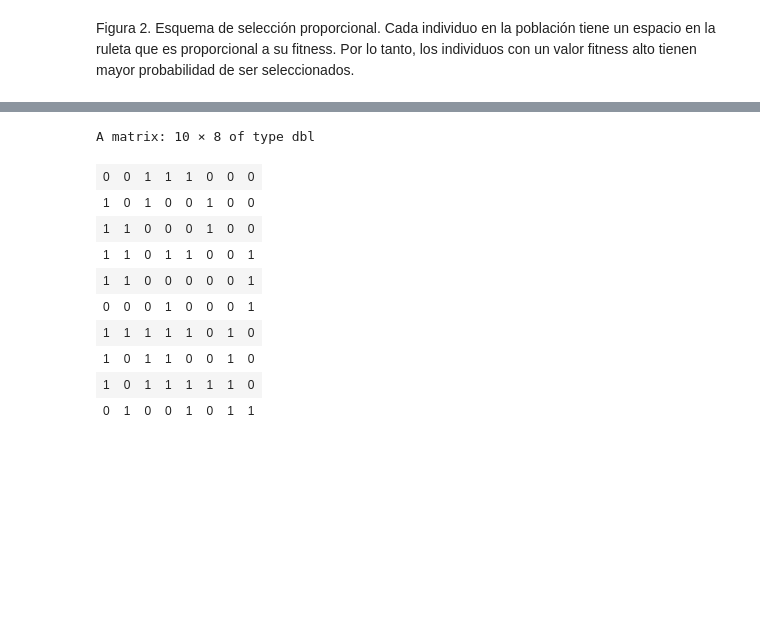
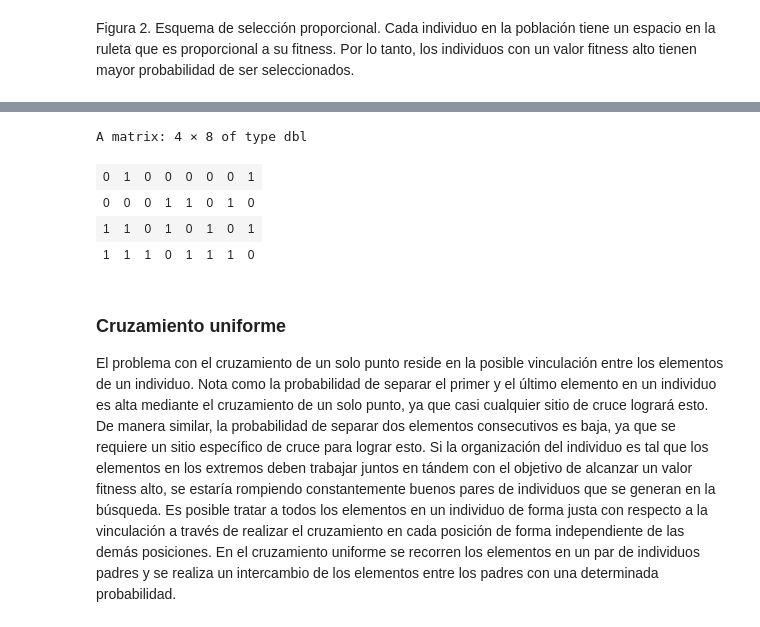
Before and after one commit to JuanM-GG/modelos-tesis, a Jupyter notebook: algoritmos_geneticos.ipynb, the cells around one changed output, grey strips where cells are left out. Saved outputs shown, nothing was run; the diff lists cells and outputs as text; code cells hidden in the pictures; blank space fills up the shorter version.

```diff
--- a/algoritmos_geneticos.ipynb
+++ b/algoritmos_geneticos.ipynb
@@ -324,39 +351,35 @@ A matrix: 10 × 8 of type dbl
 # %%
-cruzamiento_un_punto = function(pop, pc) {
-
-    hijos = matrix(nrow = nrow(pop), ncol = ncol(pop))
-
-    for (i in 1:(nrow(pop)/2)) {
-
+cruzamiento_un_punto = function(pop, pc, N, bits) {
+    # matriz para guardar a los hijos generados
+    hijos = matrix(nrow = N, ncol = bits)
+    # iterar por N/2 número de veces para tomar pares de padres y generar pares de hijos
+    for (i in 1:(N/2)) {
+        # selecciona dos padres en la población
         p1 = pop[2*i-1, ]
         p2 = pop[2*i, ]
-
+        # determinar si se lleva o no el cruce de los padres seleccionados de manera aleatoria
         rand = runif(1,0,1)
-
         if (rand < pc) {
-
-            cp = sample(2:(ncol(pop)-1), 1)
-
-            p11 = p1[1:cp]
-            p12 = p1[(cp+1):ncol(pop)]
-            p21 = p2[1:cp]
-            p22 = p2[(cp+1):ncol(pop)]
-
+            # seleccionar el sitio de cruce de manera aleatoria
+            sc = sample(2:(bits-1), 1)
+            # obtener las partes de los padres que serán intercambiadas
+            p11 = p1[1:sc]
+            p12 = p1[(sc+1):bits]
+            p21 = p2[1:sc]
+            p22 = p2[(sc+1):bits]
+            # generar dos indiviuos hijos con las partes de los padres
             c1 = c(p11,p22)
             c2 = c(p21,p12)
-
+            # insertar los dos hijos generados en la población de hijos
             hijos[2*i-1, ] = c1
             hijos[2*i, ] = c2
         }
-
         else {
-
+            # si no se realiza el cruzamiento introducir los padres a la población de hijos sin modificación
             hijos[2*i-1, ] = p1
             hijos[2*i, ] = p2
         }
-
-
     }
-
+    # regresar a la población de hijos
     return(hijos)
 }
@@ -363,16 +406,15 @@ cruzamiento_un_punto = function(pop, pc) {
 # %%
 pc = 0.8
-cruzamiento_un_punto(pop, pc)
+cruzamiento_un_punto(pop, pc, N, bits)
 # %% [output]
-A matrix: 10 × 8 of type dbl
+A matrix: 4 × 8 of type dbl
-| 0 | 0 | 1 | 1 | 1 | 0 | 0 | 0 |
-| 1 | 0 | 1 | 0 | 0 | 1 | 0 | 0 |
-| 1 | 1 | 0 | 0 | 0 | 1 | 0 | 0 |
-| 1 | 1 | 0 | 1 | 1 | 0 | 0 | 1 |
-| 1 | 1 | 0 | 0 | 0 | 0 | 0 | 1 |
-| 0 | 0 | 0 | 1 | 0 | 0 | 0 | 1 |
-| 1 | 1 | 1 | 1 | 1 | 0 | 1 | 0 |
-| 1 | 0 | 1 | 1 | 0 | 0 | 1 | 0 |
-| 1 | 0 | 1 | 1 | 1 | 1 | 1 | 0 |
-| 0 | 1 | 0 | 0 | 1 | 0 | 1 | 1 |
+| 0 | 1 | 0 | 0 | 0 | 0 | 0 | 1 |
+| 0 | 0 | 0 | 1 | 1 | 0 | 1 | 0 |
+| 1 | 1 | 0 | 1 | 0 | 1 | 0 | 1 |
+| 1 | 1 | 1 | 0 | 1 | 1 | 1 | 0 |
+# %% [markdown]
+### Cruzamiento uniforme
+
+El problema con el cruzamiento de un solo punto reside en la posible vinculación entre los elementos de un individuo. Nota como la probabilidad de separar el primer y el último elemento en un individuo es alta mediante el cruzamiento de un solo punto, ya que casi cualquier sitio de cruce logrará esto. De manera similar, la probabilidad de separar dos elementos consecutivos es baja, ya que se requiere un sitio específico de cruce para lograr esto.  Si la organización del individuo es tal que los elementos en los extremos deben trabajar juntos en tándem con el objetivo de alcanzar un valor fitness alto, se estaría rompiendo constantemente buenos pares de individuos que se generan en la búsqueda.
+Es posible tratar a todos los elementos en un individuo de forma justa con respecto a la vinculación a través de realizar el cruzamiento en cada posición de forma independiente de las demás posiciones. En el cruzamiento uniforme se recorren los elementos en un par de individuos padres y se realiza un intercambio de los elementos entre los padres con una determinada probabilidad.
 # %%
```
Also changed, not shown: parts of 35 cells of this notebook.
